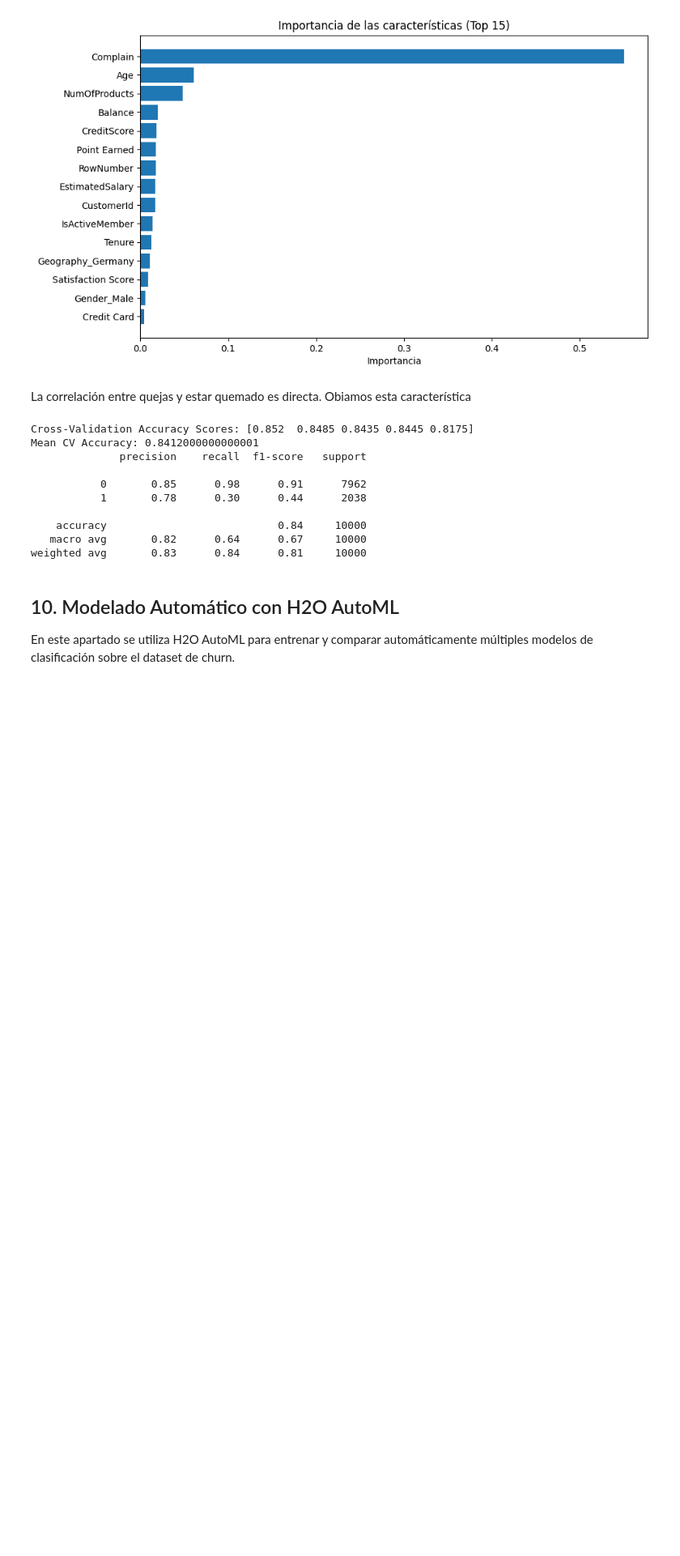
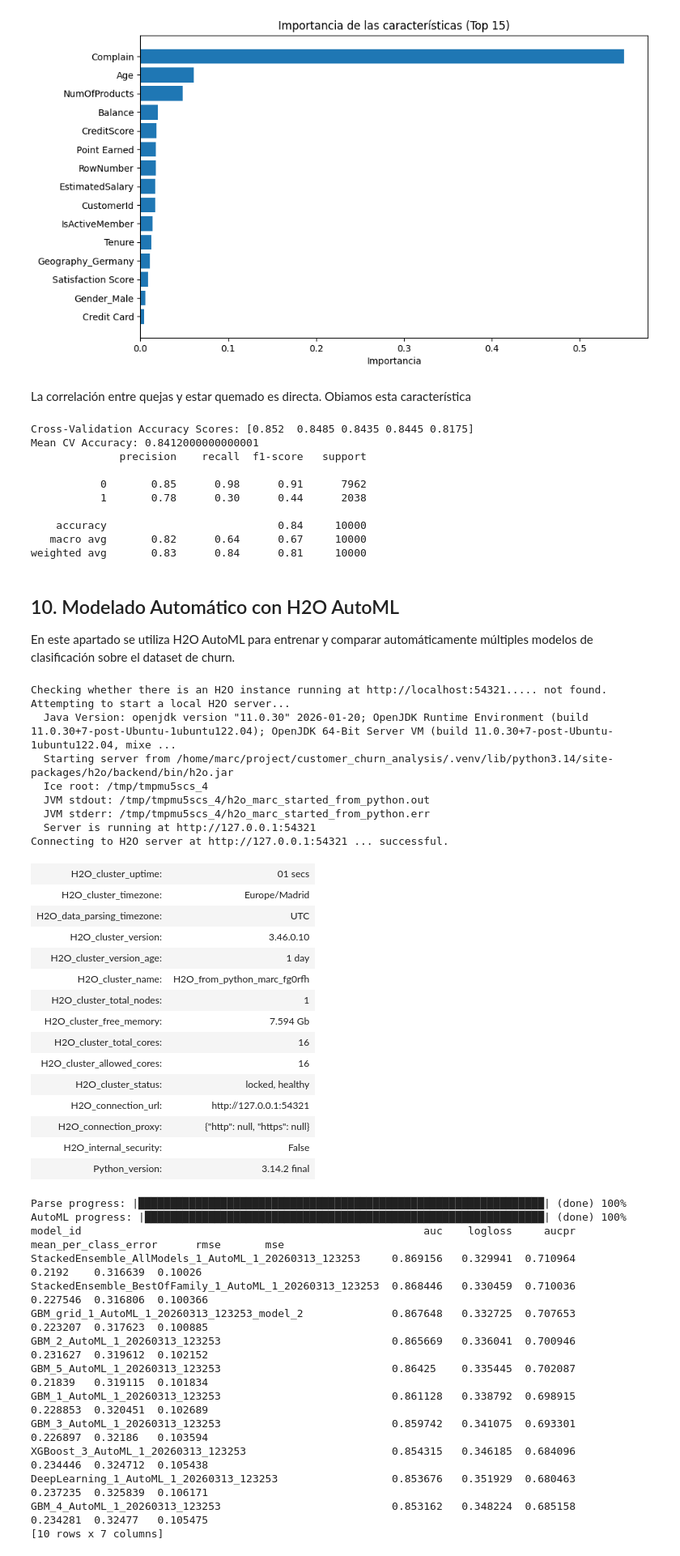
Before and after one commit to MarcHumet/customer_churn_analysis, a Jupyter notebook: customer_churn_eda.ipynb, the cells around one changed output. Shown at 81% size. Cells and saved outputs as stored; diff of their text form; code cells hidden in the pictures; blank space fills up the shorter version.

```diff
--- a/customer_churn_eda.ipynb
+++ b/customer_churn_eda.ipynb
@@ -650,3 +650,64 @@ weighted avg       0.83      0.84      0.81     10000
 # %% [markdown]
 ## 10. Modelado Automático con H2O AutoML
 En este apartado se utiliza H2O AutoML para entrenar y comparar automáticamente múltiples modelos de clasificación sobre el dataset de churn.
+# %%
+import h2o
+from h2o.automl import H2OAutoML
+
+# Inicia clúster H2O
+h2o.init()
+
+# Carga datos desde el archivo original de pandas
+df_h2o = h2o.H2OFrame(df)
+df_h2o['Churned'] = df_h2o['Churned'].asfactor() # Asegura que la columna objetivo sea categórica
+
+# Definir columna target y features
+y = "Churned"  # Cambia si tu columna objetivo tiene otro nombre
+features = [col for col in df_h2o.columns if col not in [y, 'Complain']]  # Excluye columnas no predictivas
+
+# Corre AutoML (feature engineering, 20+ modelos, stacking)
+aml = H2OAutoML(max_models=20, seed=1)
+aml.train(x=features, y=y, training_frame=df_h2o)
+
+# Leaderboard automático
+lb = aml.leaderboard
+print(lb.head())
+# %% [output]
+Checking whether there is an H2O instance running at http://localhost:54321..... not found.
+Attempting to start a local H2O server...
+  Java Version: openjdk version "11.0.30" 2026-01-20; OpenJDK Runtime Environment (build 11.0.30+7-post-Ubuntu-1ubuntu122.04); OpenJDK 64-Bit Server VM (build 11.0.30+7-post-Ubuntu-1ubuntu122.04, mixe ...
+  Starting server from /home/marc/project/customer_churn_analysis/.venv/lib/python3.14/site-packages/h2o/backend/bin/h2o.jar
+  Ice root: /tmp/tmpmu5scs_4
+  JVM stdout: /tmp/tmpmu5scs_4/h2o_marc_started_from_python.out
+  JVM stderr: /tmp/tmpmu5scs_4/h2o_marc_started_from_python.err
+  Server is running at http://127.0.0.1:54321
+Connecting to H2O server at http://127.0.0.1:54321 ... successful.
+| H2O_cluster_uptime: | 01 secs |
+| H2O_cluster_timezone: | Europe/Madrid |
+| H2O_data_parsing_timezone: | UTC |
+| H2O_cluster_version: | 3.46.0.10 |
+| H2O_cluster_version_age: | 1 day |
+| H2O_cluster_name: | H2O_from_python_marc_fg0rfh |
+| H2O_cluster_total_nodes: | 1 |
+| H2O_cluster_free_memory: | 7.594 Gb |
+| H2O_cluster_total_cores: | 16 |
+| H2O_cluster_allowed_cores: | 16 |
+| H2O_cluster_status: | locked, healthy |
+| H2O_connection_url: | http://127.0.0.1:54321 |
+| H2O_connection_proxy: | {"http": null, "https": null} |
+| H2O_internal_security: | False |
+| Python_version: | 3.14.2 final |
+Parse progress: |████████████████████████████████████████████████████████████████| (done) 100%
+AutoML progress: |███████████████████████████████████████████████████████████████| (done) 100%
+model_id                                                      auc    logloss     aucpr    mean_per_class_error      rmse       mse
+StackedEnsemble_AllModels_1_AutoML_1_20260313_123253     0.869156   0.329941  0.710964                0.2192    0.316639  0.10026
+StackedEnsemble_BestOfFamily_1_AutoML_1_20260313_123253  0.868446   0.330459  0.710036                0.227546  0.316806  0.100366
+GBM_grid_1_AutoML_1_20260313_123253_model_2              0.867648   0.332725  0.707653                0.223207  0.317623  0.100885
+GBM_2_AutoML_1_20260313_123253                           0.865669   0.336041  0.700946                0.231627  0.319612  0.102152
+GBM_5_AutoML_1_20260313_123253                           0.86425    0.335445  0.702087                0.21839   0.319115  0.101834
+GBM_1_AutoML_1_20260313_123253                           0.861128   0.338792  0.698915                0.228853  0.320451  0.102689
+GBM_3_AutoML_1_20260313_123253                           0.859742   0.341075  0.693301                0.226897  0.32186   0.103594
+XGBoost_3_AutoML_1_20260313_123253                       0.854315   0.346185  0.684096                0.234446  0.324712  0.105438
+DeepLearning_1_AutoML_1_20260313_123253                  0.853676   0.351929  0.680463                0.237235  0.325839  0.106171
+GBM_4_AutoML_1_20260313_123253                           0.853162   0.348224  0.685158                0.234281  0.32477   0.105475
+[10 rows x 7 columns]
```
Also changed, not shown: 1 other file.
